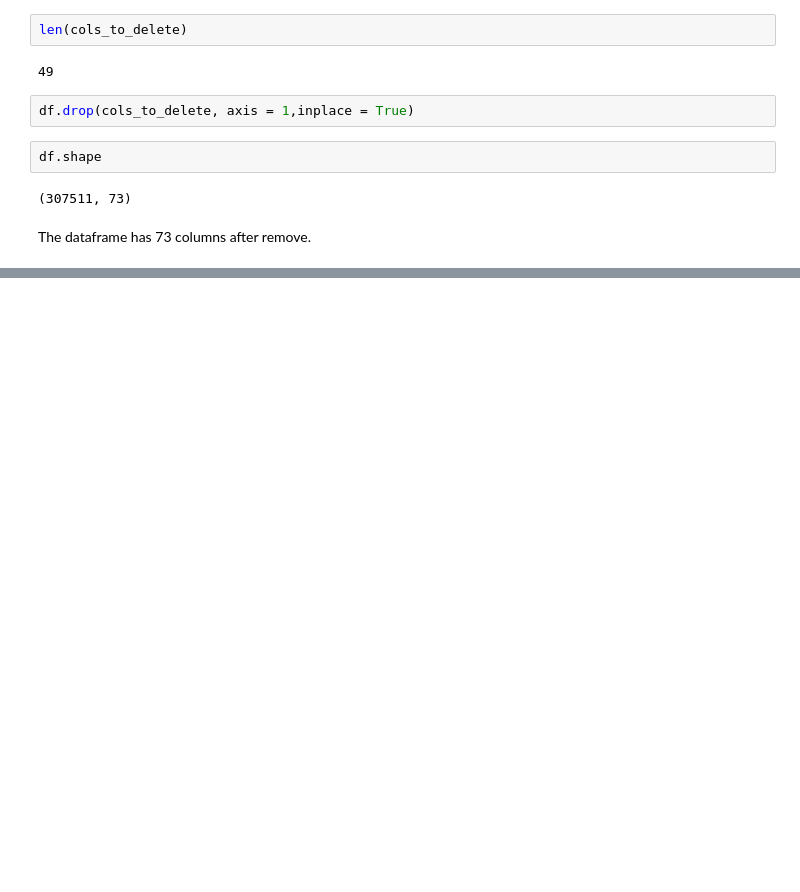
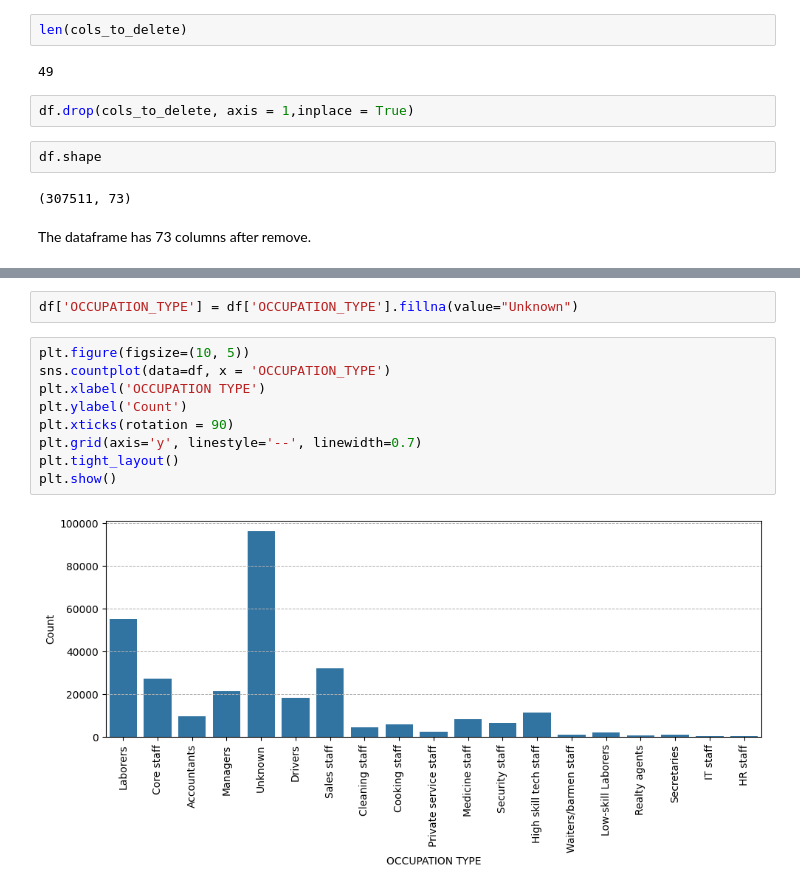
Before and after one commit to KharchenkoAnastasia/credit-default-risk-analysis, a Jupyter notebook: Home_Credit_Default_Risk.ipynb, the cells around one changed output, grey strips where cells are left out. Drawn from its saved outputs; the diff is of its cells as text; blank space fills up the shorter version.

```diff
--- a/Home_Credit_Default_Risk.ipynb
+++ b/Home_Credit_Default_Risk.ipynb
@@ -332,0 +387,13 @@ The dataframe has 73 columns after remove.
+# %%
+df['OCCUPATION_TYPE'] = df['OCCUPATION_TYPE'].fillna(value="Unknown")
+# %%
+plt.figure(figsize=(10, 5))
+sns.countplot(data=df, x = 'OCCUPATION_TYPE')
+plt.xlabel('OCCUPATION TYPE')
+plt.ylabel('Count')
+plt.xticks(rotation = 90)
+plt.grid(axis='y', linestyle='--', linewidth=0.7)
+plt.tight_layout()
+plt.show()
+# %% [output]
+[figure, added]
```
Also changed, not shown: parts of 6 cells of this notebook.
